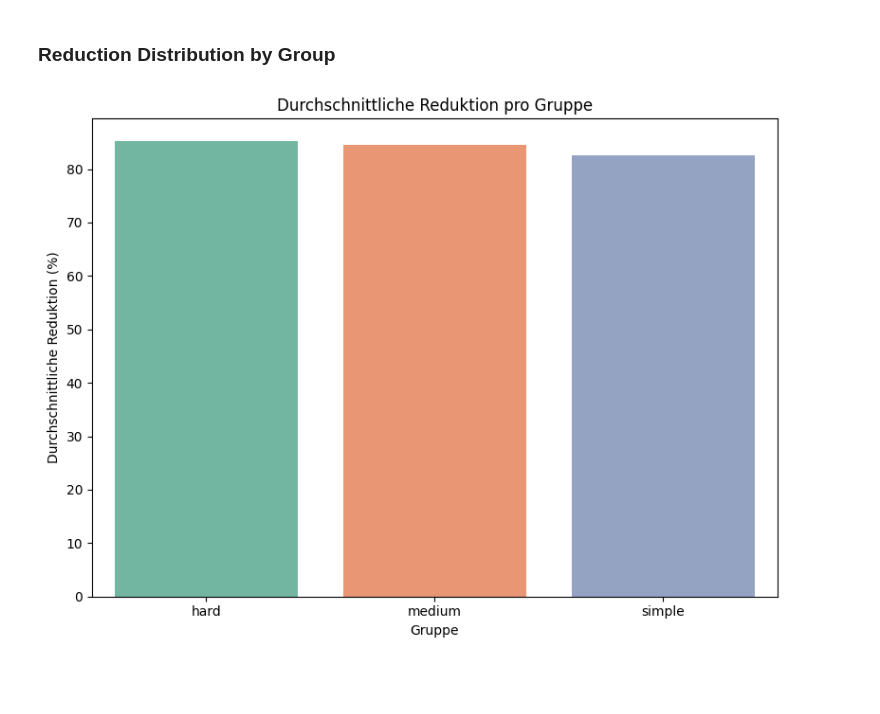
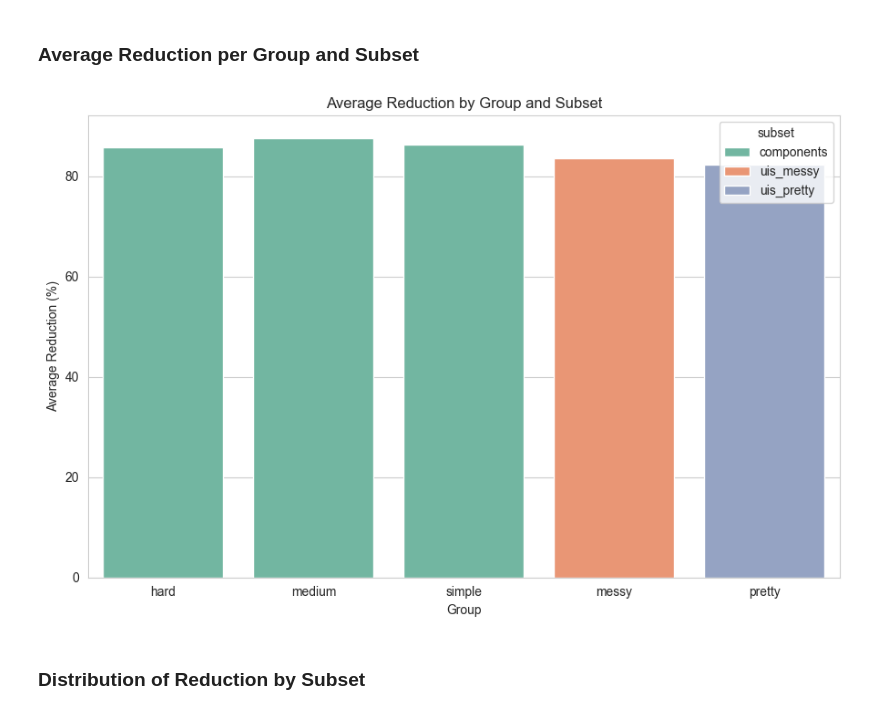
Before and after one commit to chrisnatte/multimodal-design-to-code-transformation, a Jupyter notebook: figma-mockup-data-cleanup-analysis.ipynb, the cells around one changed output. Drawn from its saved outputs; the diff is of its cells as text; code cells hidden in the pictures; blank space fills up the shorter version.

```diff
--- a/figma-mockup-data-cleanup-analysis.ipynb
+++ b/figma-mockup-data-cleanup-analysis.ipynb
@@ -39,0 +51,30 @@ summary, df.head(3)
+# %%
+def extract_group(subset: str, filename: str) -> str:
+    """Determines the complexity/variant group of a single file.
+
+    For the 'components' subset, the group (simple/medium/hard) is encoded
+    as a path prefix in the filename (e.g. 'simple/1.json'). The 'uis_pretty'
+    and 'uis_messy' subsets contain no such prefix -- their group is simply
+    the structural-quality variant itself.
+    """
+    if subset == 'components':
+        m = re.match(r'^(simple|medium|hard)[/\\]', filename)
+        return m.group(1) if m else 'unknown'
+
+    return subset.removeprefix('uis_')  # 'pretty' | 'messy'
+
+
+frames = []
+
+for subset, report in reports.items():
+    sub_df = pd.DataFrame(report['files'])
+    sub_df['subset'] = subset
+    sub_df['group'] = sub_df['filename'].apply(lambda fn: extract_group(subset, fn))
+    sub_df['file_label'] = subset + '/' + sub_df['filename'].str.replace('\\', '/', regex=False)
+
+    frames.append(sub_df)
+
+df = pd.concat(frames, ignore_index=True)
+
+print(f'Combined dataset: {len(df)} files across {df["subset"].nunique()} subsets')
+df.head(3)
@@ -54,21 +187,16 @@ plt.show()
+# %% [markdown]
+### Average Reduction per Group and Subset
+# %%
+group_summary = df.groupby(['subset', 'group'])['reduction_percent'].mean().reset_index()
+
+plt.figure(figsize=(9, 6))
+sns.barplot(x='group', y='reduction_percent', hue='subset', data=group_summary, palette='Set2')
+plt.xlabel('Group')
+plt.ylabel('Average Reduction (%)')
+plt.title('Average Reduction by Group and Subset')
+plt.tight_layout()
+plt.show()
+# %% [output]
+[figure, added]
 # %% [markdown]
-### Reduction Distribution by Group
+### Distribution of Reduction by Subset
-# %%
-group_summary = df.groupby("group")["reduction_percent"].mean().reset_index()
-
-plt.figure(figsize=(8, 6))
-sns.barplot(
-    x="group",
-    y="reduction_percent",
-    hue="group",
-    data=group_summary,
-    palette="Set2",
-    legend=False,
-)
-plt.xlabel("Gruppe")
-plt.ylabel("Durchschnittliche Reduktion (%)")
-plt.title("Durchschnittliche Reduktion pro Gruppe")
-plt.tight_layout()
-plt.show()
-# %% [output]
-[figure, removed]
```
Also changed, not shown: parts of 21 cells of this notebook, 1 other file.
